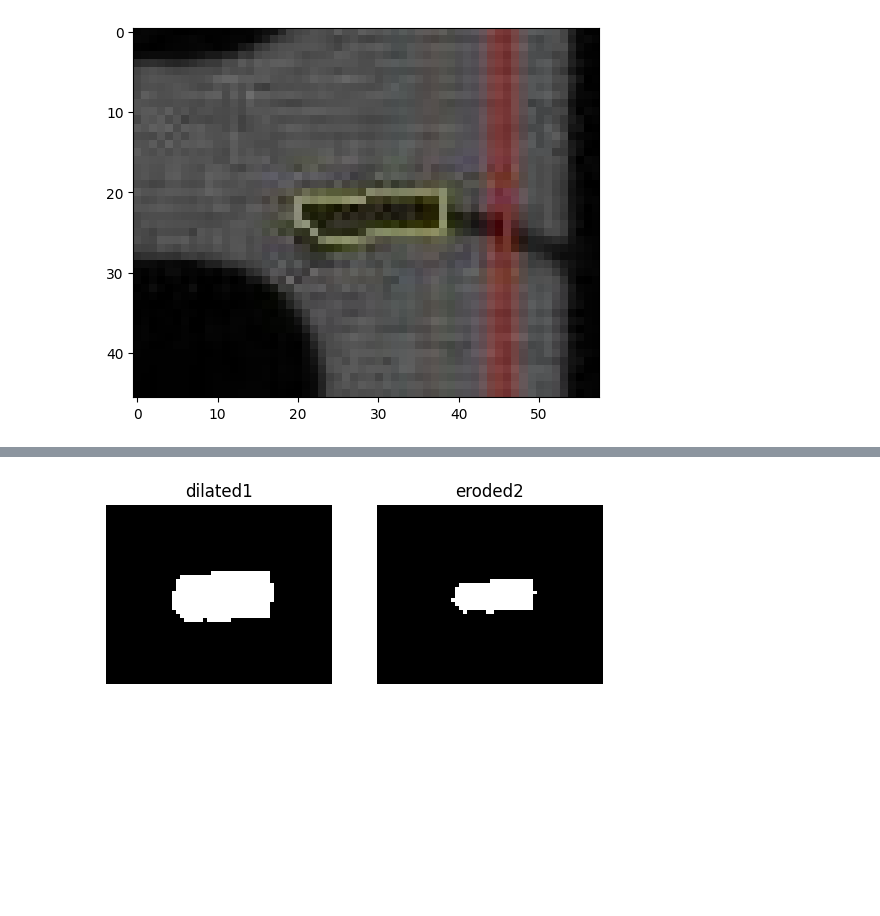
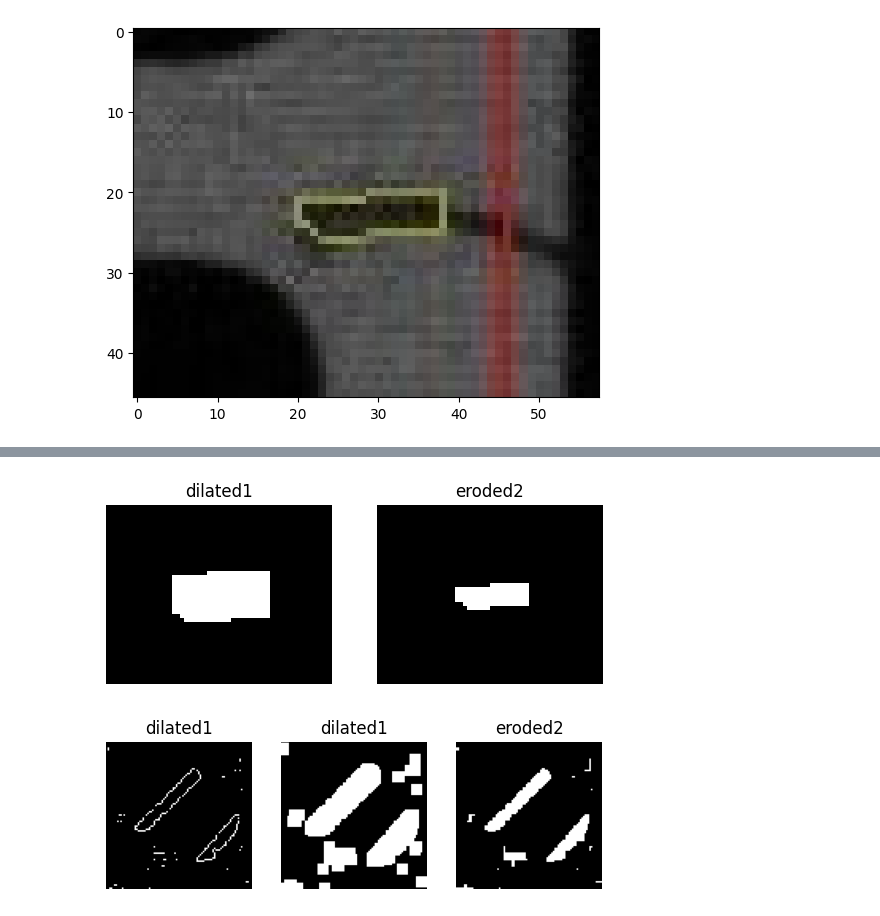
Before and after one commit to NN92002/NHW, a Jupyter notebook: HW3.ipynb, the cells around one changed output, grey strips where cells are left out. Cells and saved outputs as stored; diff of their text form; code cells hidden in the pictures; blank space fills up the shorter version.

```diff
--- a/HW3.ipynb
+++ b/HW3.ipynb
@@ -30,6 +30,6 @@ plt.show()
 # %%
 #閉運算
-kernel = np.ones((5, 5), np.uint8)
+kernel = np.ones((7, 7), np.uint8)
 dilated_img = cv2.dilate(maskmed, kernel, iterations=1)#膨脹
 eroded_img = cv2.erode(dilated_img, kernel, iterations=1)#侵蝕
 
@@ -44,4 +44,33 @@ plt.title("eroded2")
 plt.axis("off")
 plt.show()
 # %% [output]
-[figure, old version]
+[figure, new version]
+# %%
+ogimg2=cv2.imread(r"C:\Users\AN515\Desktop\NHW\input\cropHSV_blue.jpg",-1)
+
+lowerb2 = np.array([70,100 , 50])
+upperb2 = np.array([180, 255, 255])
+
+maskmed2 = cv2.inRange(ogimg2, lowerb2, upperb2)
+
+kernel = np.ones((7, 7), np.uint8)
+dilated_img2 = cv2.dilate(maskmed2, kernel, iterations=1)#膨脹
+eroded_img2 = cv2.erode(dilated_img2, kernel, iterations=1)#侵蝕
+
+plt.subplot(1,3,1)
+plt.imshow(maskmed2, cmap='gray')
+plt.title("dilated1")
+plt.axis("off")
+
+plt.subplot(1,3,2)
+plt.imshow(dilated_img2, cmap='gray')
+plt.title("dilated1")
+plt.axis("off")
+
+plt.subplot(1,3,3)
+plt.imshow(eroded_img2, cmap='gray')
+plt.title("eroded2")
+plt.axis("off")
+plt.show()
+# %% [output]
+[figure, added]
```
Also changed, not shown: parts of 1 cell of this notebook, 10 other files.
